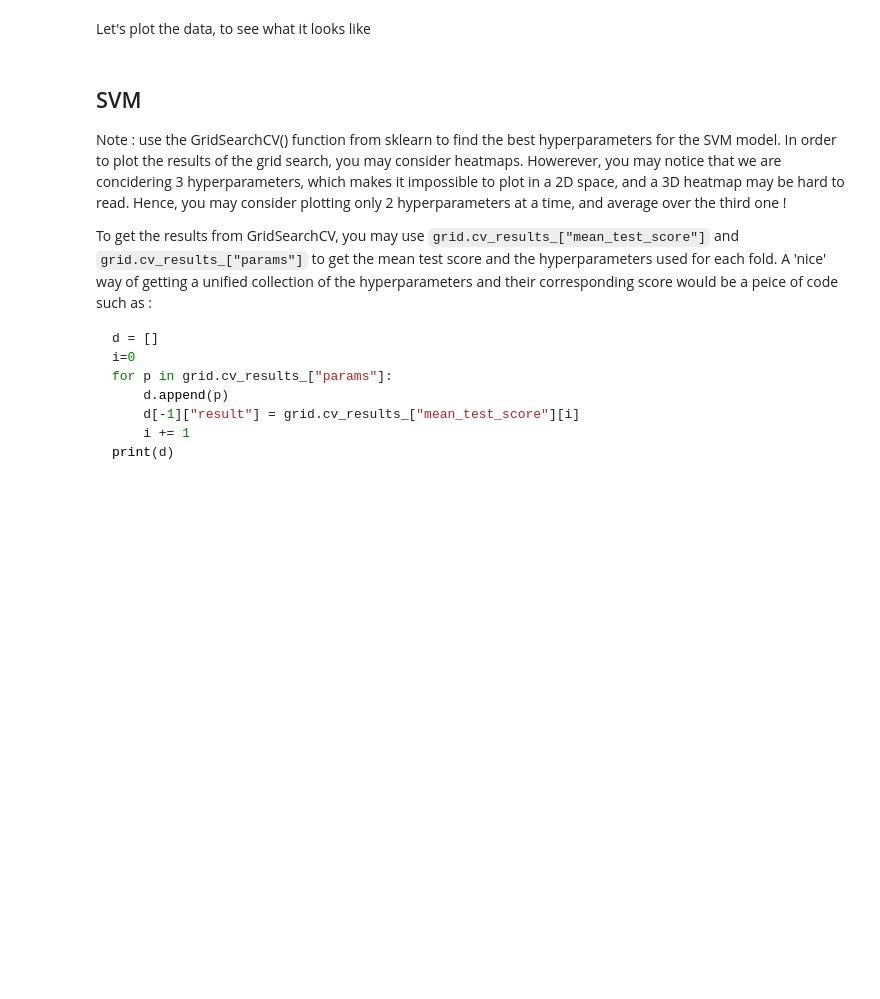
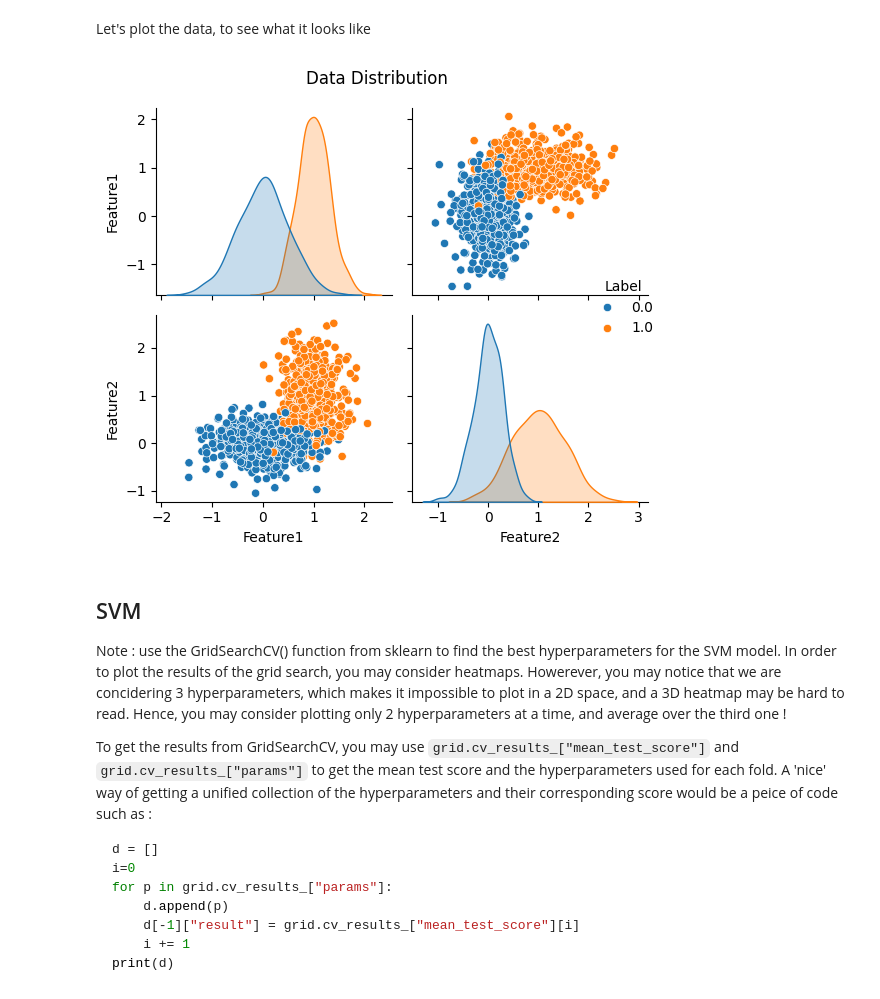
Before and after one commit to ChelsyMena/svm-classification, a Jupyter notebook: example_notebook.ipynb, the cells around one changed output. Drawn from its saved outputs; the diff is of its cells as text; code cells hidden in the pictures; blank space fills up the shorter version.

```diff
--- a/example_notebook.ipynb
+++ b/example_notebook.ipynb
@@ -36,11 +36,21 @@ data = np.concatenate((data1, data2), axis=0)
 # We shuffle the data
 np.random.shuffle(data)
 # We split the data into train, and test sets (80% / 20 %)
+train, test = train_test_split(data, test_size=0.2, stratify=data[:, 2])
 # (optional)
 # We make a dataframe to plot the data, with columns x, y, label, set
+df = pandas.DataFrame(data, columns=['Feature1', 'Feature2', 'Label'])
 # We save the data
+# df.to_csv('data.csv', index=False)
 # %% [markdown]
 Let's plot the data, to see what it looks like
+# %%
+sns.pairplot(df, hue='Label')
+plt.suptitle('Data Distribution')
+plt.tight_layout()
+plt.show()
+# %% [output]
+[figure, added]
 # %% [markdown]
 ## SVM
 
```
Also changed, not shown: parts of 3 cells of this notebook.
